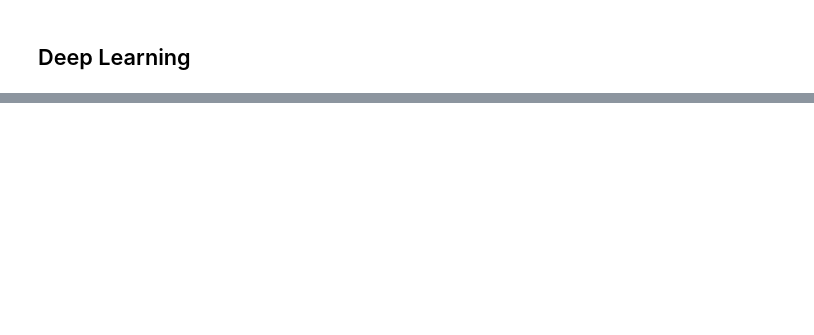
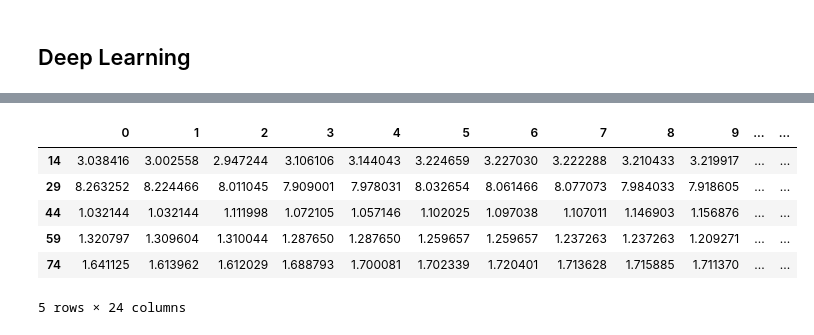
Before and after one commit to Jose-Sabater/kagglecomp-GoDaddy-timeseries, a Jupyter notebook: nb/03_dl_baseline.ipynb, the cells around one changed output, grey strips where cells are left out. Saved outputs shown, nothing was run; the diff lists cells and outputs as text; code cells hidden in the pictures; blank space fills up the shorter version.

```diff
--- a/nb/03_dl_baseline.ipynb
+++ b/nb/03_dl_baseline.ipynb
@@ -116,0 +140,13 @@ plt.show()
+# %%
+test_df[24] =test_df["target"]
+test_df.drop(["target","0"], axis=1, inplace=True)
+test_df.columns = range(0,24)
+test_df.head()
+# %% [output]
+|  | 0 | 1 | 2 | 3 | 4 | 5 | 6 | 7 | 8 | 9 | ... | ... |
+| 14 | 3.038416 | 3.002558 | 2.947244 | 3.106106 | 3.144043 | 3.224659 | 3.227030 | 3.222288 | 3.210433 | 3.219917 | ... | ... |
+| 29 | 8.263252 | 8.224466 | 8.011045 | 7.909001 | 7.978031 | 8.032654 | 8.061466 | 8.077073 | 7.984033 | 7.918605 | ... | ... |
+| 44 | 1.032144 | 1.032144 | 1.111998 | 1.072105 | 1.057146 | 1.102025 | 1.097038 | 1.107011 | 1.146903 | 1.156876 | ... | ... |
+| 59 | 1.320797 | 1.309604 | 1.310044 | 1.287650 | 1.287650 | 1.259657 | 1.259657 | 1.237263 | 1.237263 | 1.209271 | ... | ... |
+| 74 | 1.641125 | 1.613962 | 1.612029 | 1.688793 | 1.700081 | 1.702339 | 1.720401 | 1.713628 | 1.715885 | 1.711370 | ... | ... |
+5 rows × 24 columns
```
Also changed, not shown: parts of 17 cells of this notebook, 2 other files.
